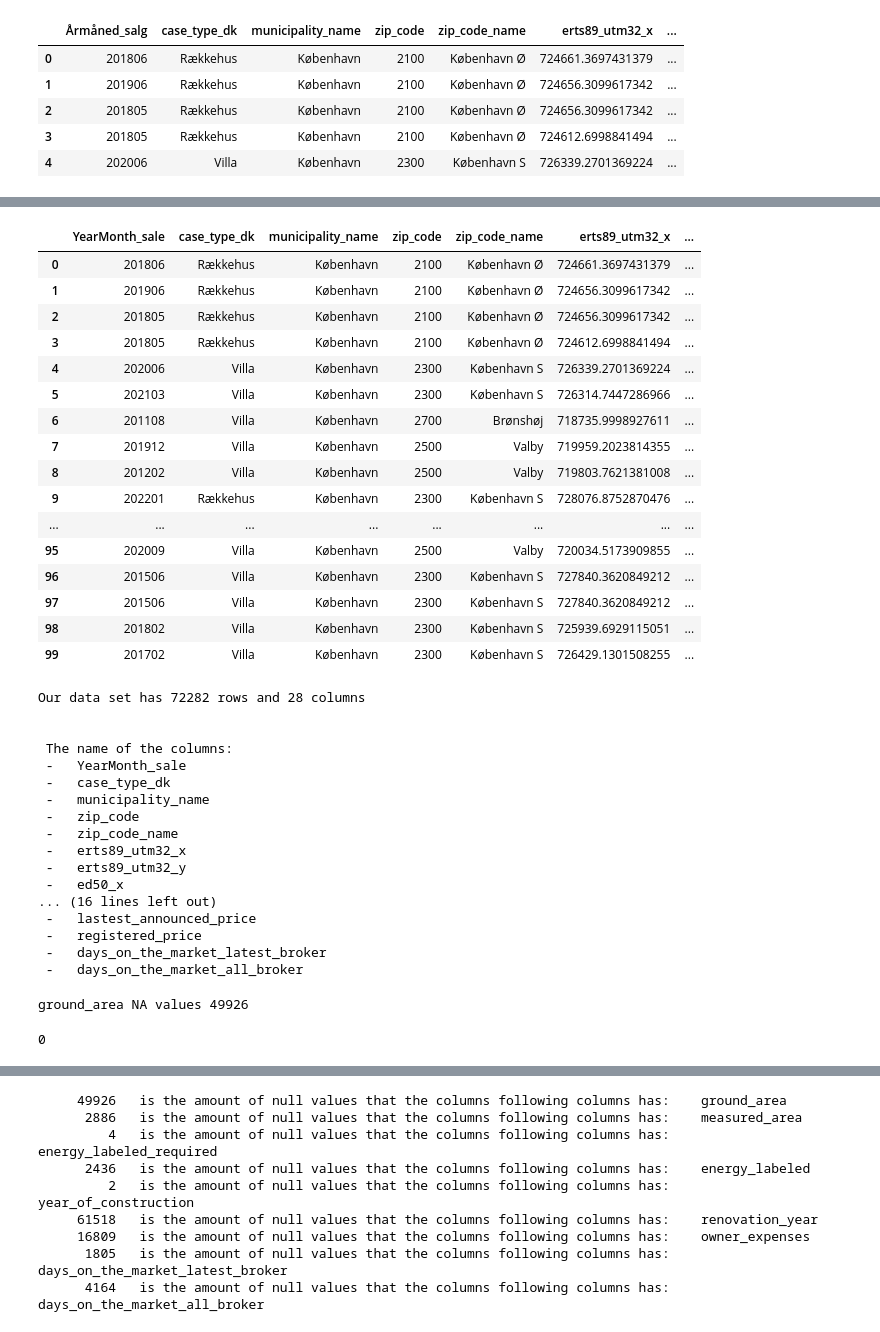
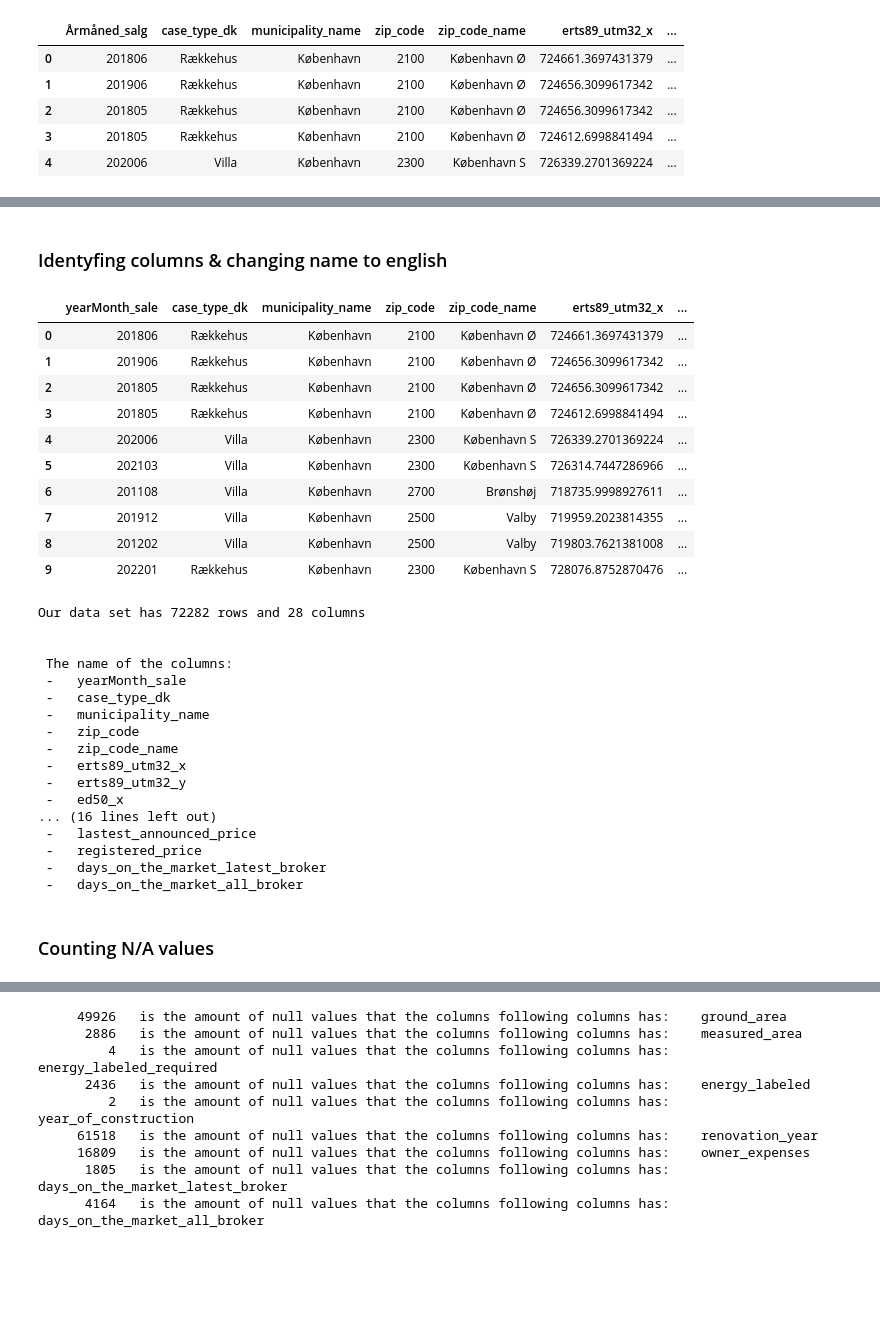
Before and after one commit to FontanaPedro/DBA_coding_exercises, a Jupyter notebook: Final project/Data_set_vis.ipynb, the cells around one changed output, grey strips where cells are left out. Cells and saved outputs as stored; diff of their text form; code cells hidden in the pictures; blank space fills up the shorter version.

```diff
--- a/Final project/Data_set_vis.ipynb
+++ b/Final project/Data_set_vis.ipynb
@@ -19,12 +17,14 @@ cheatsheep : https://anugantisuresh.medium.com/frequently-used-pandas-functions-
+# %% [markdown]
+### Identyfing columns & changing name to english
 # %%
 df.rename(columns={'Årmåned_salg': 'yearMonth_sale' , 'grundareal': 'ground_area', 'boligareal':'residental_area', 'vægtet_areal':'measured_area',
        'energimærke_påkrævet':'energy_labeled_required', 'energimærke':'energy_labeled', 'antvandskyltoilleter':'amount_of_toilets',
        'opvarmningskode':'heating_code', 'varmeinstallationskode':'heating_installation_code', 'ydervægkode':'exterior_wall_code', 'byggeår':'year_of_construction',
        'renoveringsår':'renovation_year', 'md_ejerudgifter':'owner_expenses', 'første_udbudspris':'first_offer_price',
        'senest_annonceret_pris':'lastest_announced_price', 'tinglyst_pris':'registered_price','dage_på_markedet_v_seneste_mægler':'days_on_the_market_latest_broker', 'dage_på_markedet_v_alle_mæglere':'days_on_the_market_all_broker'}, inplace=True)
-df.head(100)
+df.head(10)
 # %% [output]
-|  | YearMonth_sale | case_type_dk | municipality_name | zip_code | zip_code_name | erts89_utm32_x | ... |
+|  | yearMonth_sale | case_type_dk | municipality_name | zip_code | zip_code_name | erts89_utm32_x | ... |
 | 0 | 201806 | Rækkehus | København | 2100 | København Ø | 724661.3697431379 | ... |
 | 1 | 201906 | Rækkehus | København | 2100 | København Ø | 724656.3099617342 | ... |
 | 2 | 201805 | Rækkehus | København | 2100 | København Ø | 724656.3099617342 | ... |
@@ -35,12 +35,6 @@ df.head(100)
 | 7 | 201912 | Villa | København | 2500 | Valby | 719959.2023814355 | ... |
 | 8 | 201202 | Villa | København | 2500 | Valby | 719803.7621381008 | ... |
 | 9 | 202201 | Rækkehus | København | 2300 | København S | 728076.8752870476 | ... |
-| ... | ... | ... | ... | ... | ... | ... | ... |
-| 95 | 202009 | Villa | København | 2500 | Valby | 720034.5173909855 | ... |
-| 96 | 201506 | Villa | København | 2300 | København S | 727840.3620849212 | ... |
-| 97 | 201506 | Villa | København | 2300 | København S | 727840.3620849212 | ... |
-| 98 | 201802 | Villa | København | 2300 | København S | 725939.6929115051 | ... |
-| 99 | 201702 | Villa | København | 2300 | København S | 726429.1301508255 | ... |
 # %%
 print("\nOur data set has {} rows and {} columns".format( df.shape[0], df.shape[1]))
 
@@ -48,12 +42,14 @@ columns = list(df.columns)
 print("\n\n The name of the columns:")
 for i in columns:
     print (" -  ",i)
+
+    column_names = []
 # %% [output]
 Our data set has 72282 rows and 28 columns
 
 
  The name of the columns:
- -   YearMonth_sale
+ -   yearMonth_sale
  -   case_type_dk
  -   municipality_name
  -   zip_code
@@ -66,11 +62,5 @@ Our data set has 72282 rows and 28 columns
  -   registered_price
  -   days_on_the_market_latest_broker
  -   days_on_the_market_all_broker
-# %%
-print("ground_area NA values", df["ground_area"].isna().sum() )
-# %% [output]
-ground_area NA values 49926
-# %%
-df[df.columns[7]].isna().sum()
-# %% [output]
-0
+# %% [markdown]
+### Counting N/A values
```
Also changed, not shown: parts of 7 cells of this notebook, 1 other file.
